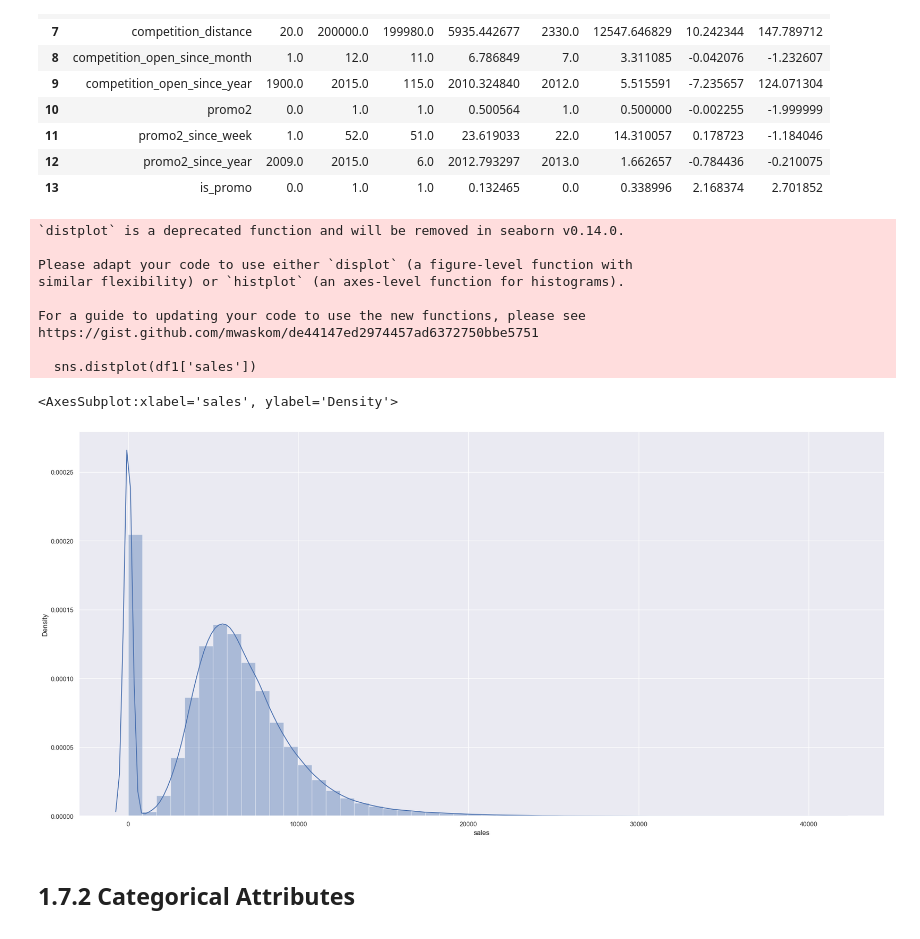
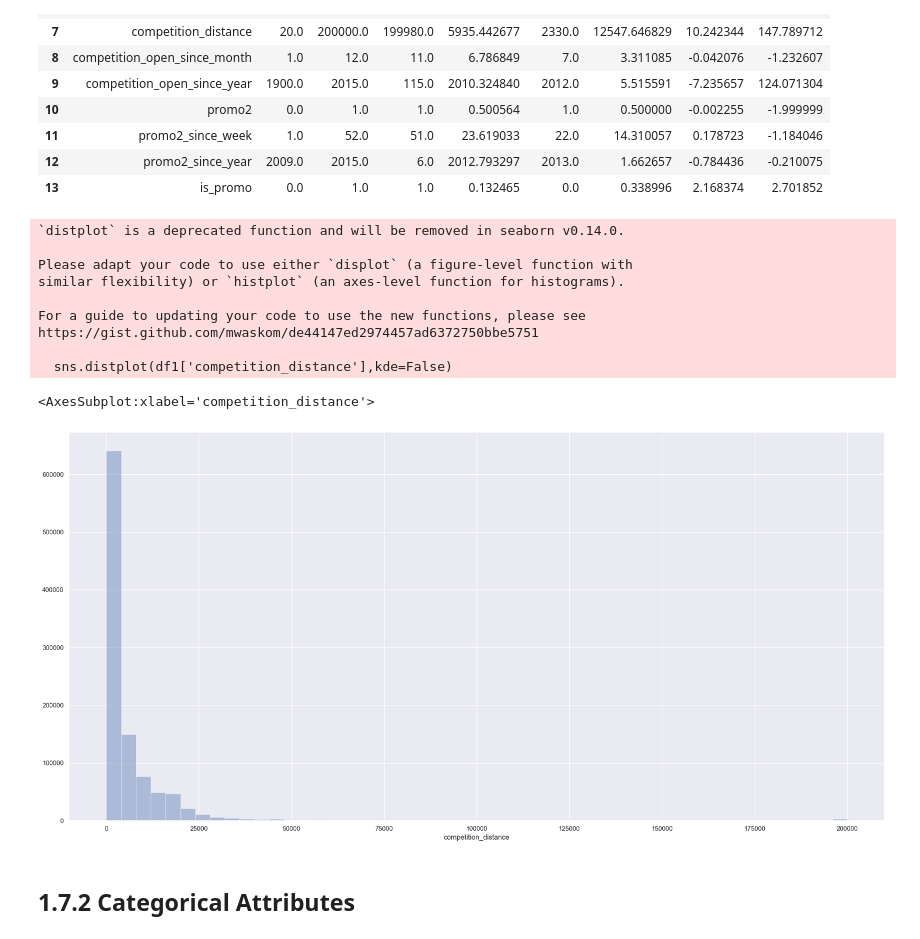
Before and after one commit to HallanMiranda/Ds_Producao-Rossman, a Jupyter notebook: Rossmann.ipynb, the cells around one changed output. Drawn from its saved outputs; the diff is of its cells as text; code cells hidden in the pictures.

```diff
--- a/Rossmann.ipynb
+++ b/Rossmann.ipynb
@@ -253,19 +254,19 @@ m
 | 12 | promo2_since_year | 2009.0 | 2015.0 | 6.0 | 2012.793297 | 2013.0 | 1.662657 | -0.784436 | -0.210075 |
 | 13 | is_promo | 0.0 | 1.0 | 1.0 | 0.132465 | 0.0 | 0.338996 | 2.168374 | 2.701852 |
 # %%
-sns.distplot(df1['sales'])
+sns.distplot(df1['competition_distance'],kde=False)
 # %% [output]
 `distplot` is a deprecated function and will be removed in seaborn v0.14.0.
 
 Please adapt your code to use either `displot` (a figure-level function with
 similar flexibility) or `histplot` (an axes-level function for histograms).
 
 For a guide to updating your code to use the new functions, please see
 https://gist.github.com/mwaskom/de44147ed2974457ad6372750bbe5751
 
-  sns.distplot(df1['sales'])
+  sns.distplot(df1['competition_distance'],kde=False)
-<AxesSubplot:xlabel='sales', ylabel='Density'>
+<AxesSubplot:xlabel='competition_distance'>
-[figure, old version]
+[figure, new version]
 # %% [markdown]
 ## 1.7.2 Categorical Attributes
 # %%
```
Also changed, not shown: parts of 35 cells of this notebook.
